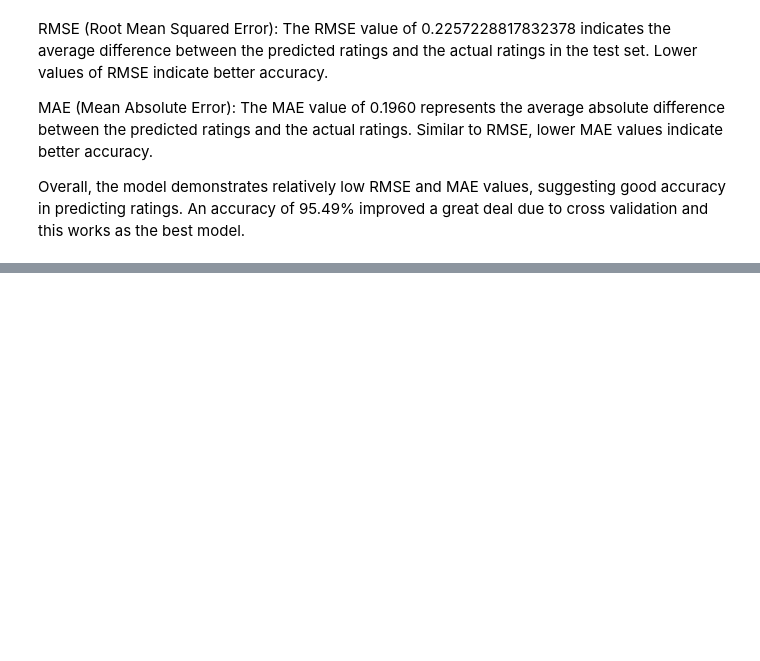
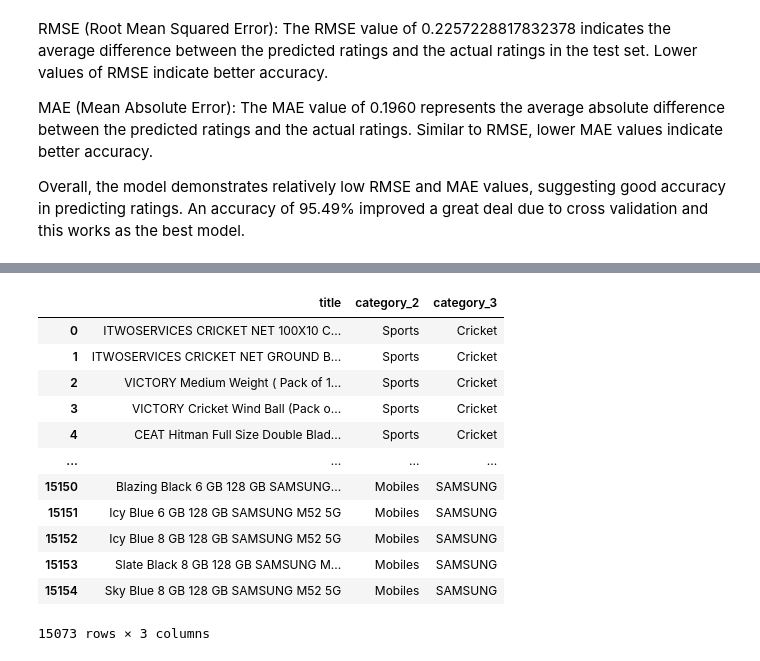
Before and after one commit to franchiseBoyz/Ecommerce-Recommender-System, a Jupyter notebook: notebook.ipynb, the cells around one changed output, grey strips where cells are left out. Drawn from its saved outputs; the diff is of its cells as text; code cells hidden in the pictures; blank space fills up the shorter version.

```diff
--- a/notebook.ipynb
+++ b/notebook.ipynb
@@ -1585,0 +1590,18 @@ Overall, the model demonstrates relatively low RMSE and MAE values, suggesting g
+# %%
+# creating a relevant columns from the above dataset
+vectorization_columns = merged_df[['title', 'category_2', 'category_3' ]]
+vectorization_columns
+# %% [output]
+|  | title | category_2 | category_3 |
+| 0 | ITWOSERVICES CRICKET NET 100X10 C... | Sports | Cricket |
+| 1 | ITWOSERVICES CRICKET NET GROUND B... | Sports | Cricket |
+| 2 | VICTORY Medium Weight ( Pack of 1... | Sports | Cricket |
+| 3 | VICTORY Cricket Wind Ball (Pack o... | Sports | Cricket |
+| 4 | CEAT Hitman Full Size Double Blad... | Sports | Cricket |
+| ... | ... | ... | ... |
+| 15150 | Blazing Black 6 GB 128 GB SAMSUNG... | Mobiles | SAMSUNG |
+| 15151 | Icy Blue 6 GB 128 GB SAMSUNG M52 5G | Mobiles | SAMSUNG |
+| 15152 | Icy Blue 8 GB 128 GB SAMSUNG M52 5G | Mobiles | SAMSUNG |
+| 15153 | Slate Black 8 GB 128 GB SAMSUNG M... | Mobiles | SAMSUNG |
+| 15154 | Sky Blue 8 GB 128 GB SAMSUNG M52 5G | Mobiles | SAMSUNG |
+15073 rows × 3 columns
```
Also changed, not shown: parts of 1 cell of this notebook.
